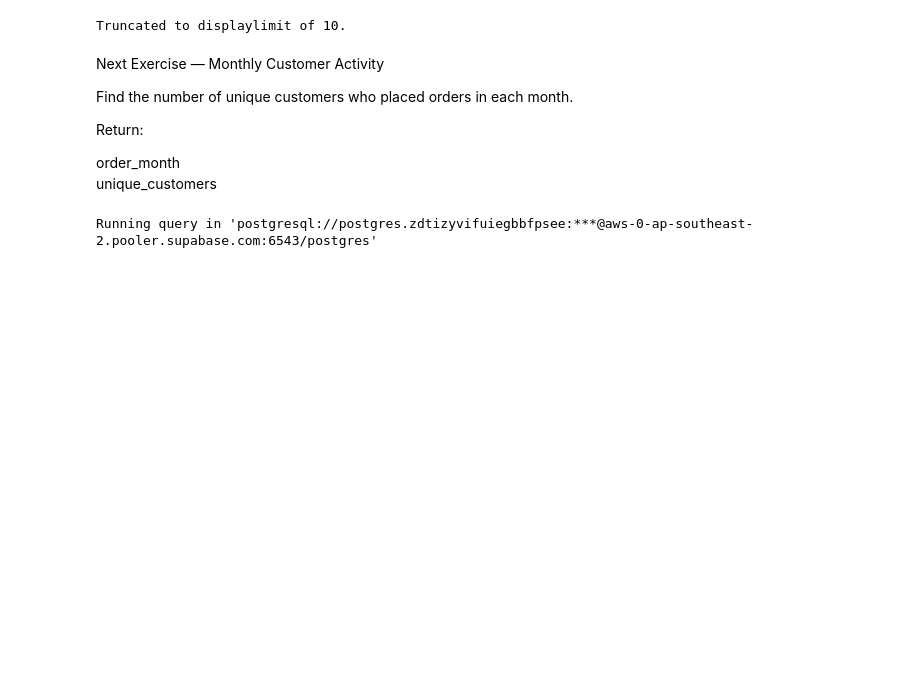
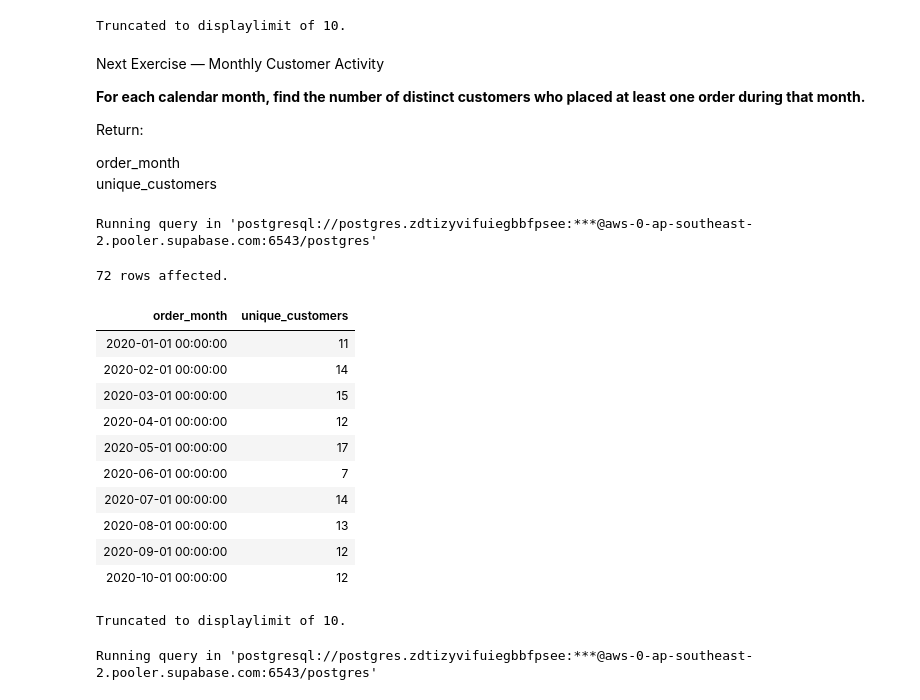
Before and after one commit to umesh-creates/sql_pandas_exercise_and_notes, a Jupyter notebook: retail_analysis exercise/date _and_time.ipynb, the cells around one changed output. Saved outputs shown, nothing was run; the diff lists cells and outputs as text; code cells hidden in the pictures; blank space fills up the shorter version.

Commit message:
monthly customer activity

```diff
--- a/retail_analysis exercise/date _and_time.ipynb
+++ b/retail_analysis exercise/date _and_time.ipynb
@@ -2286,12 +2286,33 @@ Truncated to displaylimit of 10.
 # %% [markdown]
 Next Exercise — Monthly Customer Activity
 
-Find the number of unique customers who placed orders in each month.
+**For each calendar month, find the number of distinct customers who placed at least one order during that month.**
 
 Return:
 
 order_month \
 unique_customers
+# %%
+%%sql
+SELECT DATE_TRUNC('month', order_date) AS order_month,
+    COUNT(DISTINCT customer_id) AS unique_customers
+FROM retail_analysis.orders
+GROUP BY DATE_TRUNC('month', order_date)
+# %% [output]
+Running query in 'postgresql://postgres.zdtizyvifuiegbbfpsee:***@aws-0-ap-southeast-2.pooler.supabase.com:6543/postgres'
+72 rows affected.
+| order_month | unique_customers |
+| 2020-01-01 00:00:00 | 11 |
+| 2020-02-01 00:00:00 | 14 |
+| 2020-03-01 00:00:00 | 15 |
+| 2020-04-01 00:00:00 | 12 |
+| 2020-05-01 00:00:00 | 17 |
+| 2020-06-01 00:00:00 | 7 |
+| 2020-07-01 00:00:00 | 14 |
+| 2020-08-01 00:00:00 | 13 |
+| 2020-09-01 00:00:00 | 12 |
+| 2020-10-01 00:00:00 | 12 |
+Truncated to displaylimit of 10.
 # %%
 %%sql
 SELECT * FROM retail_analysis.orders
```
